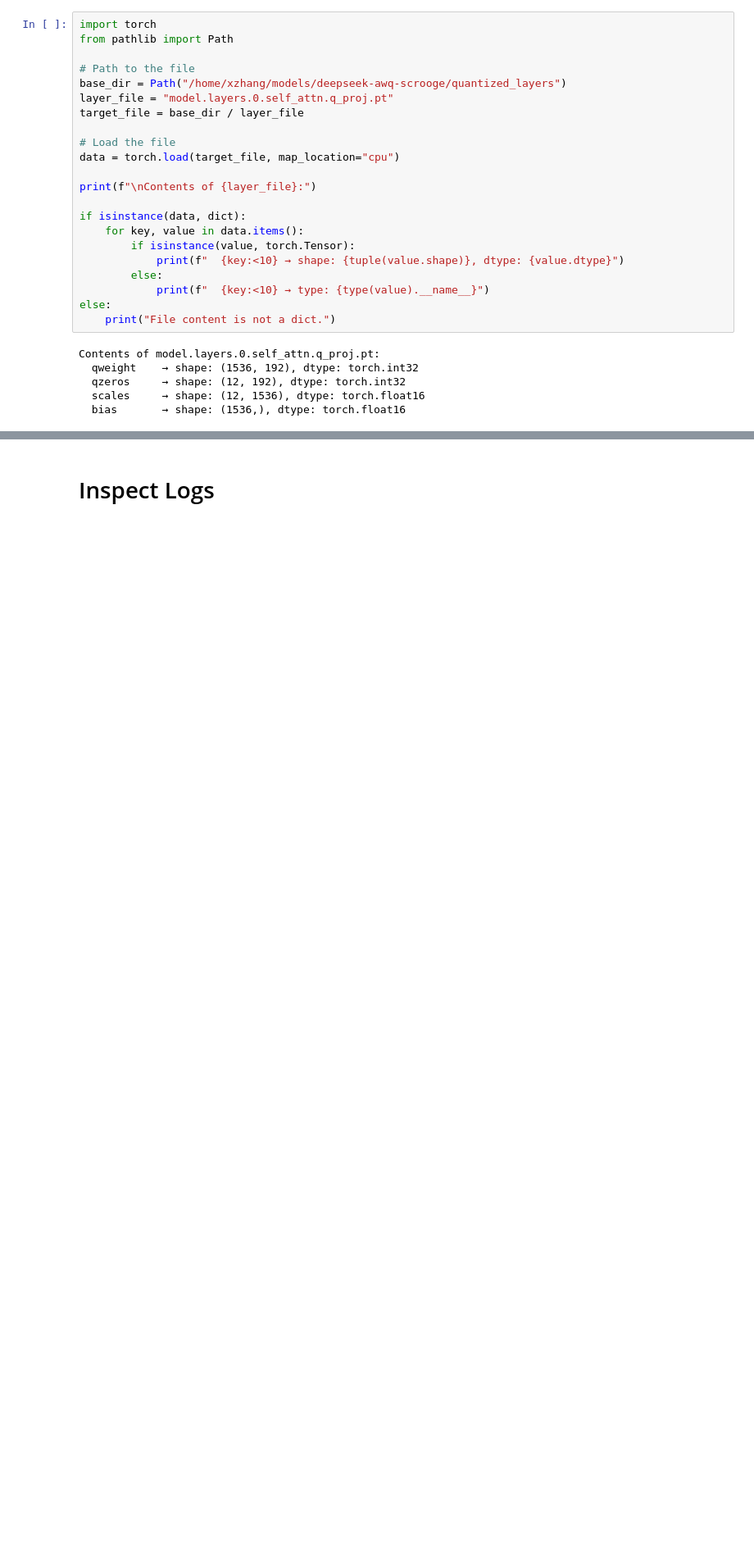
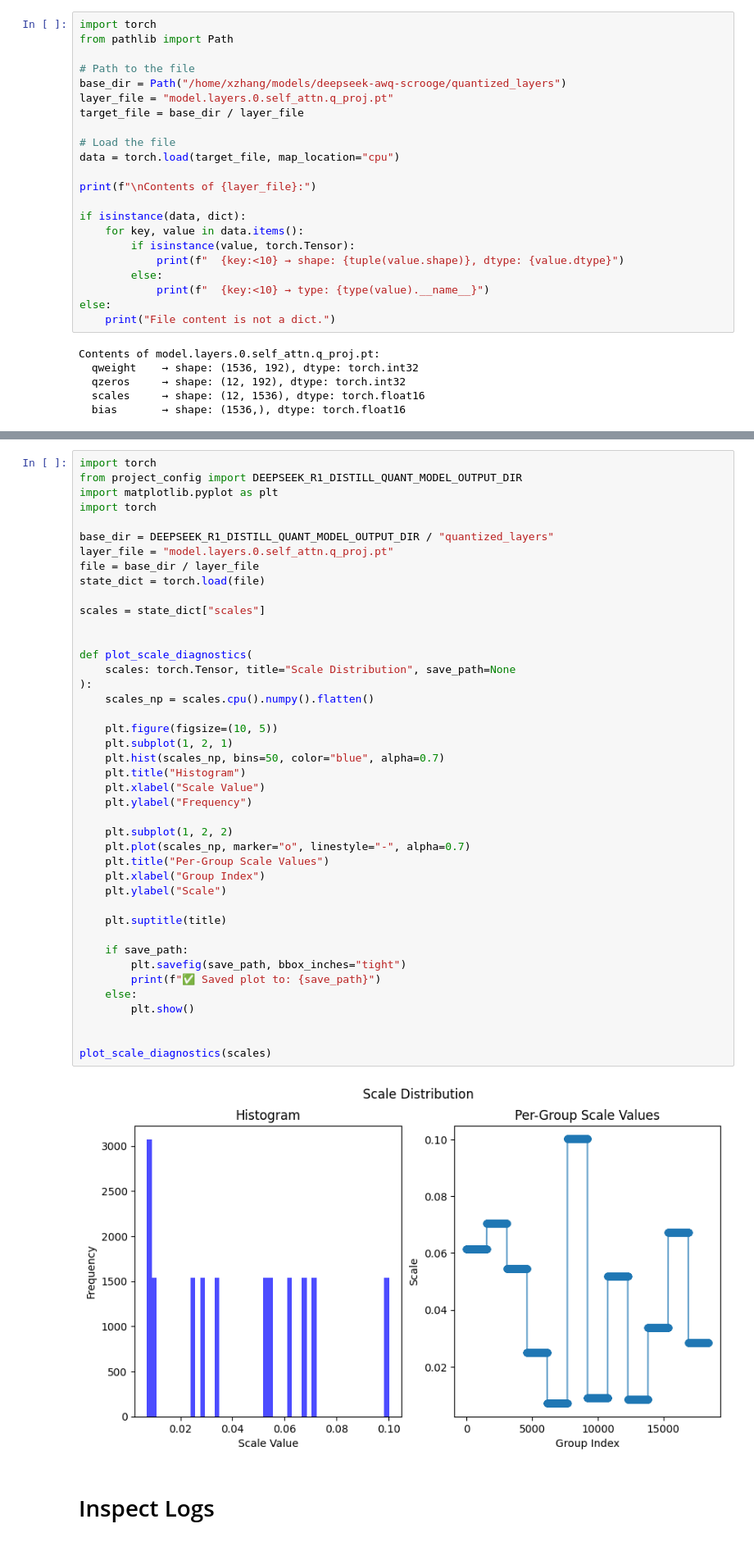
Before and after one commit to xfzhang823/deepseek-local-model-runner, a Jupyter notebook: src/inpect_llm_models.ipynb, the cells around one changed output, grey strips where cells are left out. Shown: that part at 82% size. Saved outputs shown, nothing was run; the diff lists cells and outputs as text; blank space fills up the shorter version.

```diff
--- a/src/inpect_llm_models.ipynb
+++ b/src/inpect_llm_models.ipynb
@@ -753,3 +1083,47 @@ RuntimeError: The size of tensor a (1536) must match the size of tensor b (12) a
+# %%
+import torch
+from project_config import DEEPSEEK_R1_DISTILL_QUANT_MODEL_OUTPUT_DIR
+import matplotlib.pyplot as plt
+import torch
+
+base_dir = DEEPSEEK_R1_DISTILL_QUANT_MODEL_OUTPUT_DIR / "quantized_layers"
+layer_file = "model.layers.0.self_attn.q_proj.pt"
+file = base_dir / layer_file
+state_dict = torch.load(file)
+
+scales = state_dict["scales"]
+
+
+def plot_scale_diagnostics(
+    scales: torch.Tensor, title="Scale Distribution", save_path=None
+):
+    scales_np = scales.cpu().numpy().flatten()
+
+    plt.figure(figsize=(10, 5))
+    plt.subplot(1, 2, 1)
+    plt.hist(scales_np, bins=50, color="blue", alpha=0.7)
+    plt.title("Histogram")
+    plt.xlabel("Scale Value")
+    plt.ylabel("Frequency")
+
+    plt.subplot(1, 2, 2)
+    plt.plot(scales_np, marker="o", linestyle="-", alpha=0.7)
+    plt.title("Per-Group Scale Values")
+    plt.xlabel("Group Index")
+    plt.ylabel("Scale")
+
+    plt.suptitle(title)
+
+    if save_path:
+        plt.savefig(save_path, bbox_inches="tight")
+        print(f"✅ Saved plot to: {save_path}")
+    else:
+        plt.show()
+
+
+plot_scale_diagnostics(scales)
+# %% [output]
+[figure, added]
 # %% [markdown]
 # Inspect Logs
 # %%
```
Also changed, not shown: parts of 36 cells of this notebook, 12 other files.
